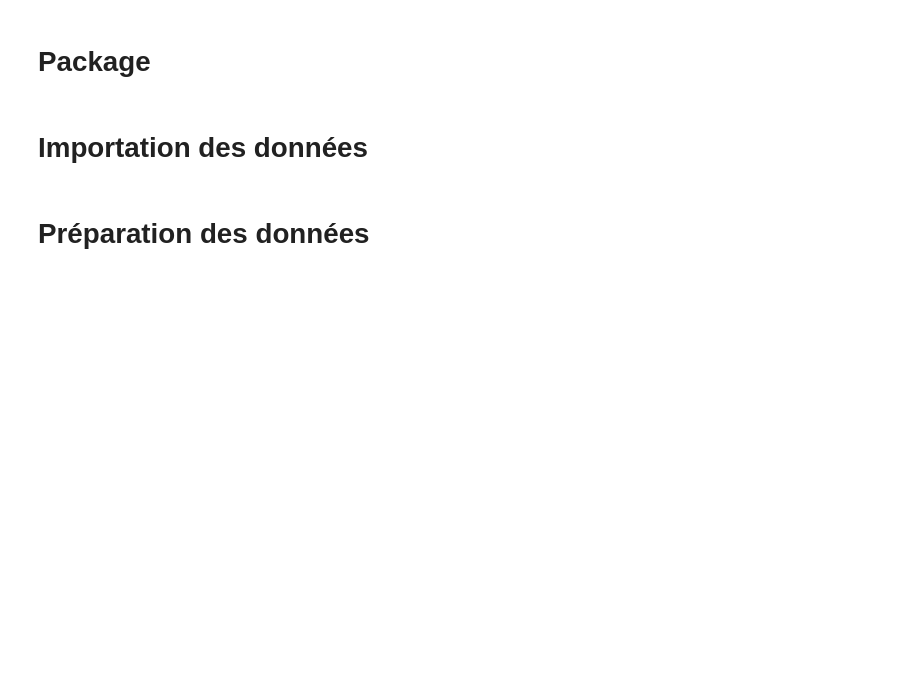
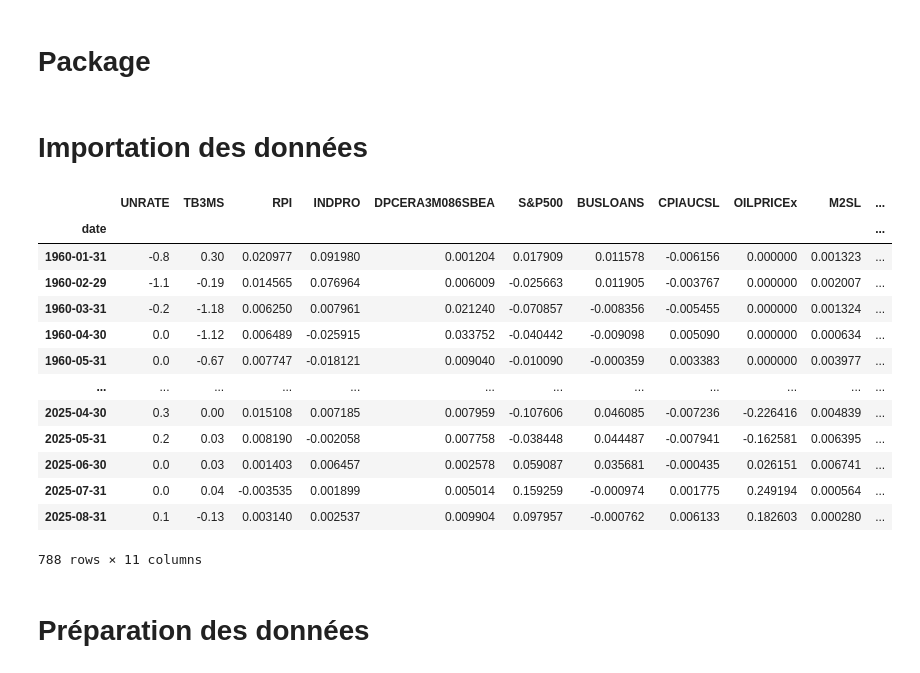
Before and after one commit to MitaDataAI/Forecast-and-explain-the-Unemployment-of-USA, a Jupyter notebook: 2_1_AR_vs_Linear_Regression_Train_Test.ipynb, the cells around one changed output. Drawn from its saved outputs; the diff is of its cells as text; code cells hidden in the pictures; blank space fills up the shorter version.

```diff
--- a/2_1_AR_vs_Linear_Regression_Train_Test.ipynb
+++ b/2_1_AR_vs_Linear_Regression_Train_Test.ipynb
@@ -15,6 +15,23 @@ from sklearn.linear_model import LinearRegression
 df_stationary = pd.read_csv("df_stationary.csv", index_col="date")
 df_stationary_unrate = df_stationary["UNRATE"]
 y = df_stationary_unrate.copy()
+# %%
+df_stationary
+# %% [output]
+|  | UNRATE | TB3MS | RPI | INDPRO | DPCERA3M086SBEA | S&P500 | BUSLOANS | CPIAUCSL | OILPRICEx | M2SL | ... |
+| date |  |  |  |  |  |  |  |  |  |  | ... |
+| 1960-01-31 | -0.8 | 0.30 | 0.020977 | 0.091980 | 0.001204 | 0.017909 | 0.011578 | -0.006156 | 0.000000 | 0.001323 | ... |
+| 1960-02-29 | -1.1 | -0.19 | 0.014565 | 0.076964 | 0.006009 | -0.025663 | 0.011905 | -0.003767 | 0.000000 | 0.002007 | ... |
+| 1960-03-31 | -0.2 | -1.18 | 0.006250 | 0.007961 | 0.021240 | -0.070857 | -0.008356 | -0.005455 | 0.000000 | 0.001324 | ... |
+| 1960-04-30 | 0.0 | -1.12 | 0.006489 | -0.025915 | 0.033752 | -0.040442 | -0.009098 | 0.005090 | 0.000000 | 0.000634 | ... |
+| 1960-05-31 | 0.0 | -0.67 | 0.007747 | -0.018121 | 0.009040 | -0.010090 | -0.000359 | 0.003383 | 0.000000 | 0.003977 | ... |
+| ... | ... | ... | ... | ... | ... | ... | ... | ... | ... | ... | ... |
+| 2025-04-30 | 0.3 | 0.00 | 0.015108 | 0.007185 | 0.007959 | -0.107606 | 0.046085 | -0.007236 | -0.226416 | 0.004839 | ... |
+| 2025-05-31 | 0.2 | 0.03 | 0.008190 | -0.002058 | 0.007758 | -0.038448 | 0.044487 | -0.007941 | -0.162581 | 0.006395 | ... |
+| 2025-06-30 | 0.0 | 0.03 | 0.001403 | 0.006457 | 0.002578 | 0.059087 | 0.035681 | -0.000435 | 0.026151 | 0.006741 | ... |
+| 2025-07-31 | 0.0 | 0.04 | -0.003535 | 0.001899 | 0.005014 | 0.159259 | -0.000974 | 0.001775 | 0.249194 | 0.000564 | ... |
+| 2025-08-31 | 0.1 | -0.13 | 0.003140 | 0.002537 | 0.009904 | 0.097957 | -0.000762 | 0.006133 | 0.182603 | 0.000280 | ... |
+788 rows × 11 columns
 # %% [markdown]
 # Préparation des données
 # %%
```
Also changed, not shown: parts of 1 cell of this notebook, 22 other files.
